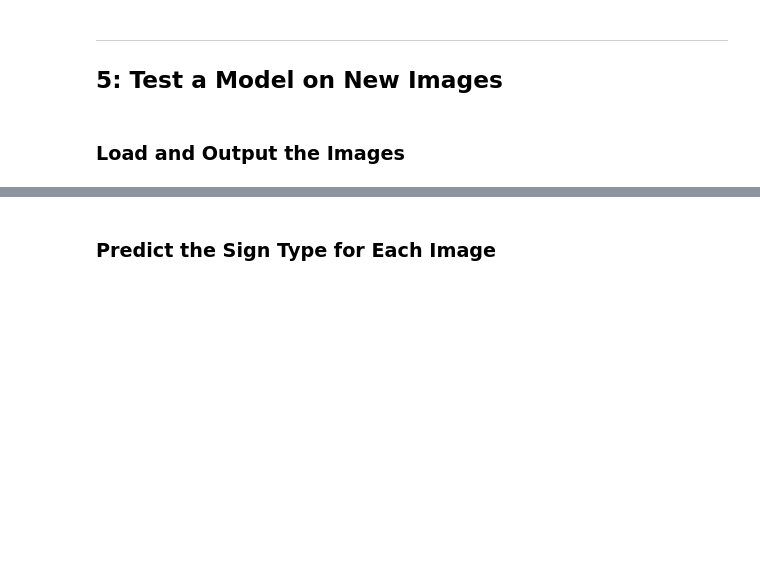
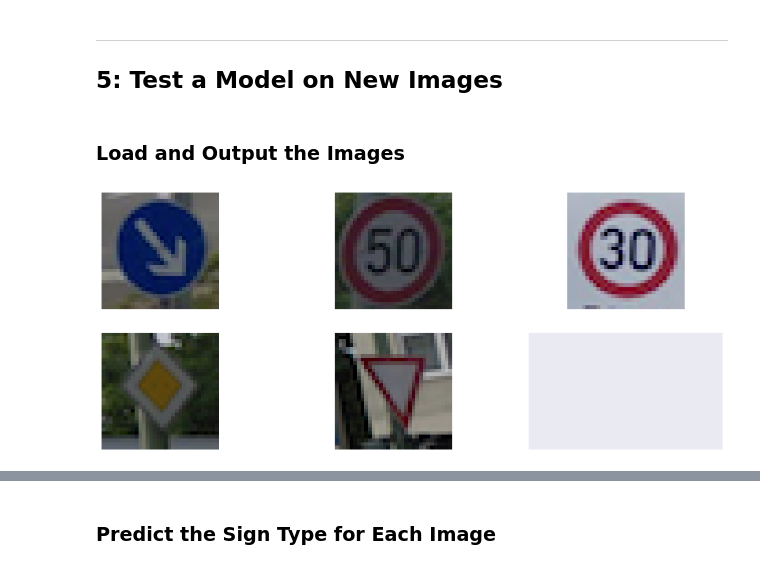
Before and after one commit to joekidd/CarND-Traffic-Sign-Classifier-Project, a Jupyter notebook: Traffic_Sign_Classifier.ipynb, the cells around one changed output, grey strips where cells are left out. Drawn from its saved outputs; the diff is of its cells as text; code cells hidden in the pictures; blank space fills up the shorter version.

```diff
--- a/Traffic_Sign_Classifier.ipynb
+++ b/Traffic_Sign_Classifier.ipynb
@@ -361,6 +333,6 @@ EPOCHS = 10
 BATCH_SIZE = 128
 # %%
-logits = MyNet2(x, keep_prob)
+logits = MyNet(x, keep_prob)
 cross_entropy = tf.nn.softmax_cross_entropy_with_logits(labels=one_hot_y, logits=logits)
 lossL2 = tf.add_n([ tf.nn.l2_loss(v) for v in tf.trainable_variables() if 'weight' in v.name]) * 0.001
 loss_operation = tf.reduce_mean(cross_entropy + lossL2)
@@ -383,7 +355,7 @@ def evaluate(X_data, y_data):
         total_accuracy += (accuracy * len(batch_x))
     return total_accuracy / num_examples
 # %%
-max_epochs_without_improvement = 3
+max_epochs_without_improvement = 5
 epochs_without_improvement = 0
 best_so_far = 0
 
@@ -416,9 +388,10 @@ with tf.Session(config=tf.ConfigProto(log_device_placement=True)) as sess:
                 print("Early stopping at epoch {}, max_accuracy={}".format(i, best_so_far))
                 break
 
-        print('Epoch = {}, valid_acc = {:0.3f}, train_acc = {:0.3f}, {}'.format(
+        sys.stdout.write('Epoch = {}, valid_acc = {:0.3f}, train_acc = {:0.3f}, {}\t\t\r'.format(
             i + 1, validation_accuracy, training_accuracy, status_msg)
         )
+        sys.stdout.flush()
 
     print("Test set accuracy: ", evaluate(X_test, y_test))
     saver.save(sess, './lenet')
@@ -447,15 +429,17 @@ plt.savefig("writeup/confusion.png")
 # %% [markdown]
 ### Load and Output the Images
 # %%
-test_images_labels = [35, 13, 14, 19, 3]
+test_images_labels = [38,  2,  1, 12, 13]
 test_images = []
 
 for i in range(1, 6):
     image = scipy.misc.imread("testing/{}.png".format(i))
     image_resized = scipy.misc.imresize(image, (32, 32))
     image_no_alpha = image_resized[:,:,:3]
     test_images.append(image_no_alpha)
 show_images(test_images, row=2, col=3, is_index=False, fname="writeup/extra_images.png")
+# %% [output]
+[figure, added]
 # %%
 sig_names = pd.read_csv("signnames.csv")
 sig_names[sig_names.ClassId.isin(test_images_labels)]
```
Also changed, not shown: parts of 20 cells of this notebook, 11 other files.
